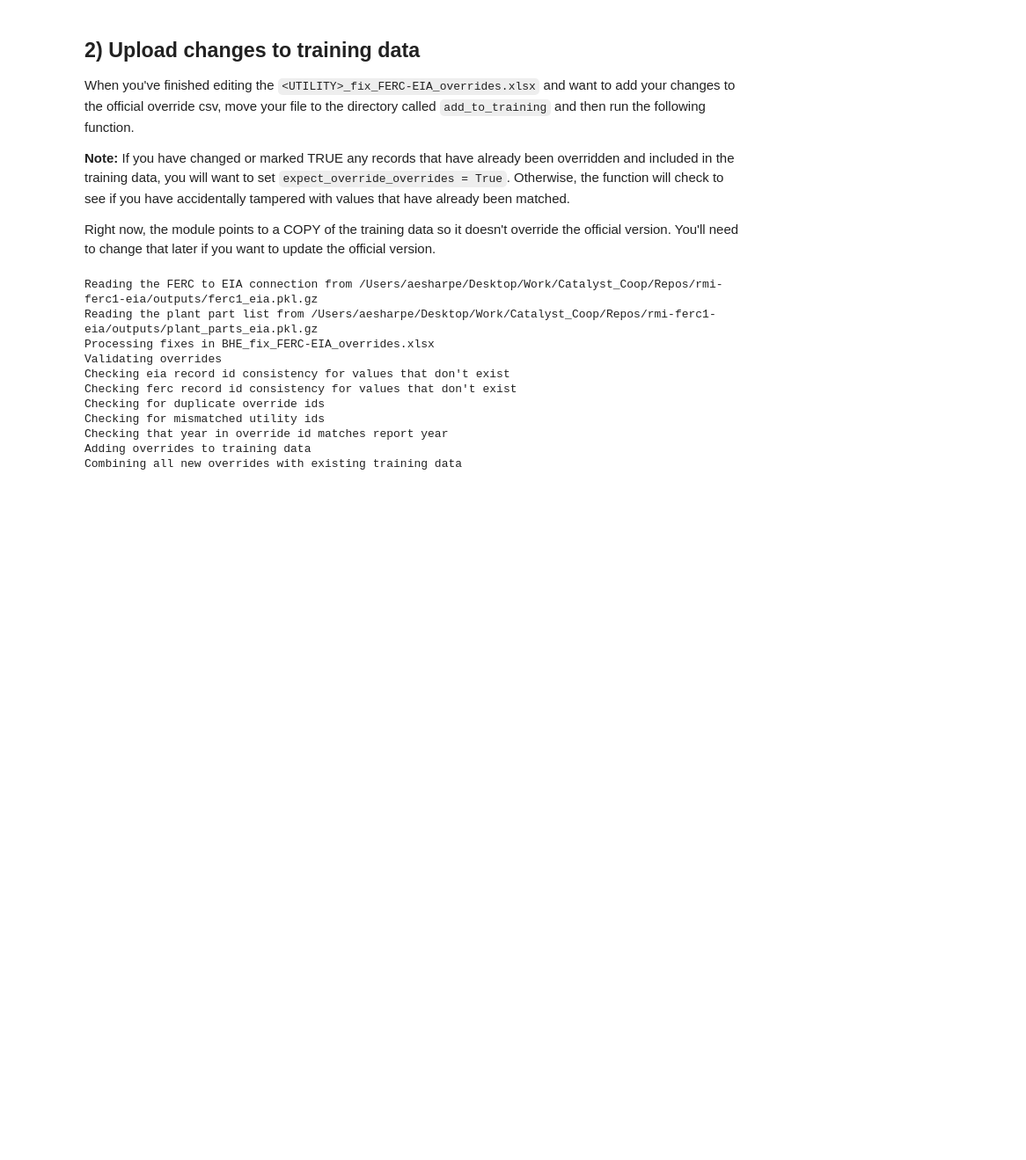
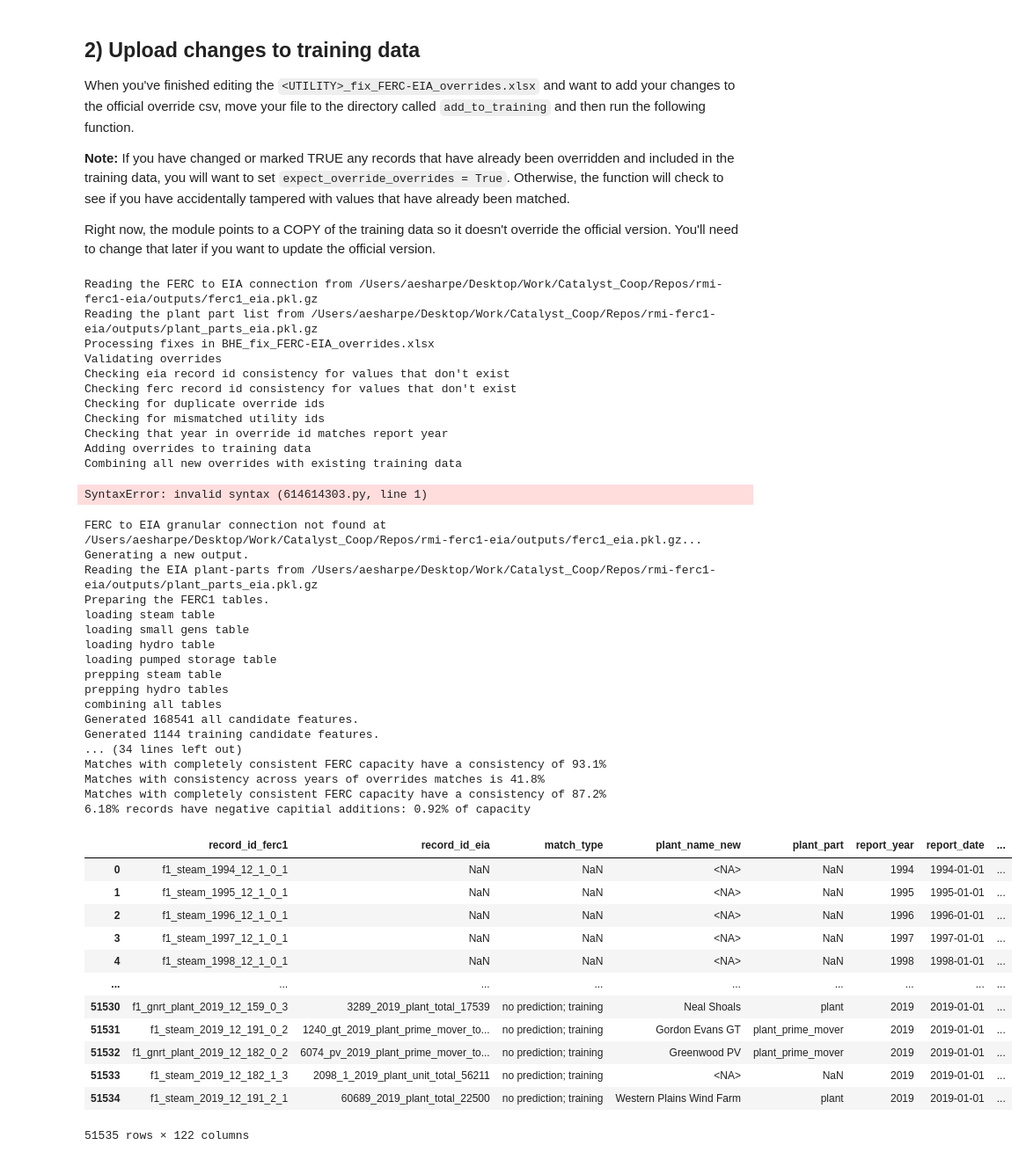
Before and after one commit to catalyst-cooperative/rmi-ferc1-eia, a Jupyter notebook: notebooks/make_overrides.ipynb, the cells around one changed output. Shown at 88% size. Drawn from its saved outputs; the diff is of its cells as text; code cells hidden in the pictures; blank space fills up the shorter version.

```diff
--- a/notebooks/make_overrides.ipynb
+++ b/notebooks/make_overrides.ipynb
@@ -128,3 +112,40 @@ Checking for mismatched utility ids
 Checking that year in override id matches report year
 Adding overrides to training data
 Combining all new overrides with existing training data
+# %%
+--------------------------------
+# %% [output]
+SyntaxError: invalid syntax (614614303.py, line 1)
+# %%
+rmi_out.ferc1_to_eia(clobber=True)
+# %% [output]
+FERC to EIA granular connection not found at /Users/aesharpe/Desktop/Work/Catalyst_Coop/Repos/rmi-ferc1-eia/outputs/ferc1_eia.pkl.gz... Generating a new output.
+Reading the EIA plant-parts from /Users/aesharpe/Desktop/Work/Catalyst_Coop/Repos/rmi-ferc1-eia/outputs/plant_parts_eia.pkl.gz
+Preparing the FERC1 tables.
+loading steam table
+loading small gens table
+loading hydro table
+loading pumped storage table
+prepping steam table
+prepping hydro tables
+combining all tables
+Generated 168541 all candidate features.
+Generated 1144 training candidate features.
+... (34 lines left out)
+Matches with completely consistent FERC capacity have a consistency of 93.1%
+Matches with consistency across years of overrides matches is 41.8%
+Matches with completely consistent FERC capacity have a consistency of 87.2%
+6.18% records have negative capitial additions: 0.92% of capacity
+|  | record_id_ferc1 | record_id_eia | match_type | plant_name_new | plant_part | report_year | report_date | ... |
+| 0 | f1_steam_1994_12_1_0_1 | NaN | NaN | <NA> | NaN | 1994 | 1994-01-01 | ... |
+| 1 | f1_steam_1995_12_1_0_1 | NaN | NaN | <NA> | NaN | 1995 | 1995-01-01 | ... |
+| 2 | f1_steam_1996_12_1_0_1 | NaN | NaN | <NA> | NaN | 1996 | 1996-01-01 | ... |
+| 3 | f1_steam_1997_12_1_0_1 | NaN | NaN | <NA> | NaN | 1997 | 1997-01-01 | ... |
+| 4 | f1_steam_1998_12_1_0_1 | NaN | NaN | <NA> | NaN | 1998 | 1998-01-01 | ... |
+| ... | ... | ... | ... | ... | ... | ... | ... | ... |
+| 51530 | f1_gnrt_plant_2019_12_159_0_3 | 3289_2019_plant_total_17539 | no prediction; training | Neal Shoals | plant | 2019 | 2019-01-01 | ... |
+| 51531 | f1_steam_2019_12_191_0_2 | 1240_gt_2019_plant_prime_mover_to... | no prediction; training | Gordon Evans GT | plant_prime_mover | 2019 | 2019-01-01 | ... |
+| 51532 | f1_gnrt_plant_2019_12_182_0_2 | 6074_pv_2019_plant_prime_mover_to... | no prediction; training | Greenwood PV | plant_prime_mover | 2019 | 2019-01-01 | ... |
+| 51533 | f1_steam_2019_12_182_1_3 | 2098_1_2019_plant_unit_total_56211 | no prediction; training | <NA> | NaN | 2019 | 2019-01-01 | ... |
+| 51534 | f1_steam_2019_12_191_2_1 | 60689_2019_plant_total_22500 | no prediction; training | Western Plains Wind Farm | plant | 2019 | 2019-01-01 | ... |
+51535 rows × 122 columns
```
Also changed, not shown: parts of 2 cells of this notebook, 4 other files.
